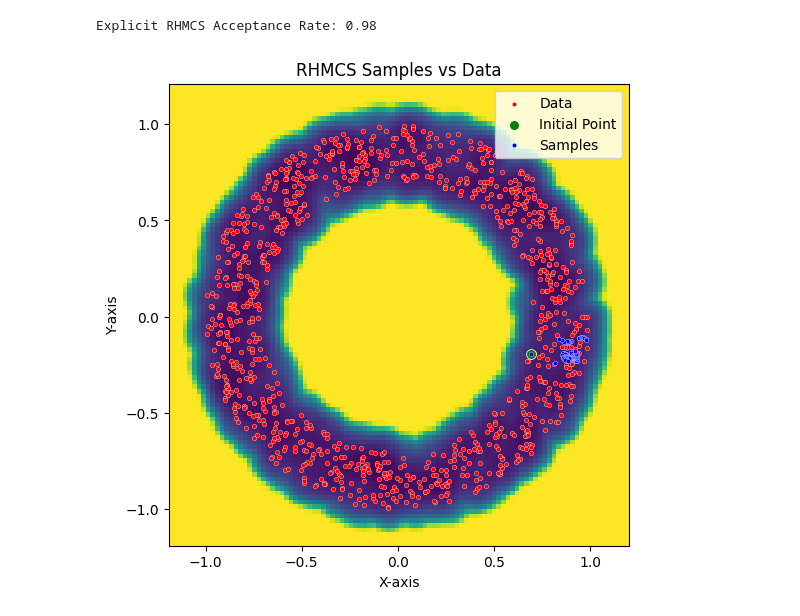
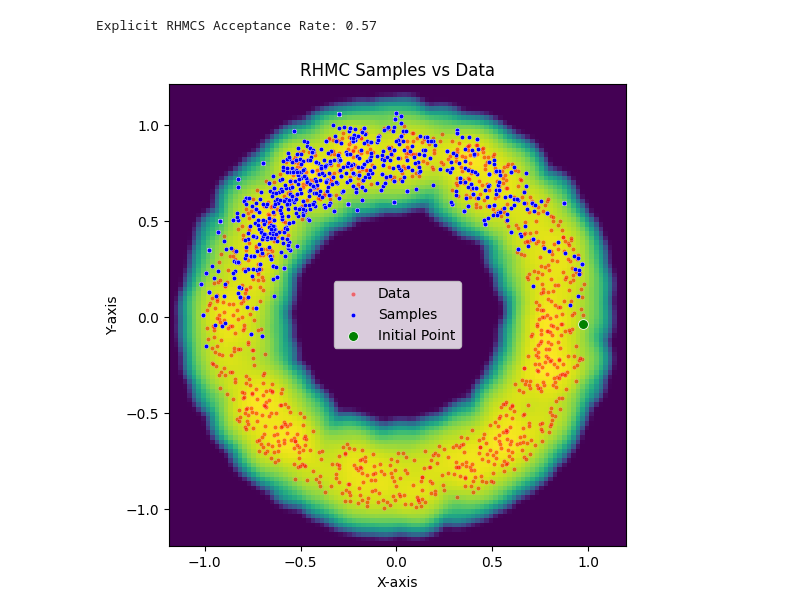
Before and after one commit to abelmaxv/geodesic_toolbox, a Jupyter notebook: examples/examples_samplers.ipynb, the cells around one changed output. Saved outputs shown, nothing was run; the diff lists cells and outputs as text; code cells hidden in the pictures.

```diff
--- a/examples/examples_samplers.ipynb
+++ b/examples/examples_samplers.ipynb
@@ -16,8 +33,8 @@ X = torch.stack([x, y], dim=1)
 cometric = CentroidsCometric(
     centroids=X,
     cometric_centroids=IdentityCoMetric()(X),
-    temperature_scale=1,
-    temperature=0.005,
+    temperature_scale=0.1,
+    K=-1,
 )
 
 bounds = get_bounds(X, margin=0.1)
@@ -75,12 +95,10 @@ plt.show()
 # %%
 explicit_sampler = ExplicitRHMCSampler(
     cometric=cometric,
-    l=10,
-    gamma=0.005,
-    omega=1.0,
-    bounds=torch.max(torch.abs(X)) * 1.5,
-    N_run=100,
-    std_0=0.1,
+    l=2,
+    gamma=0.01,
+    omega=10.0,
+    N_run=1000,
 )
 
 samples_explicit, acc_rate_explicit = explicit_sampler.sample(
@@ -88,26 +106,31 @@ samples_explicit, acc_rate_explicit = explicit_sampler.sample(
 )
 print(f"Explicit RHMCS Acceptance Rate: {acc_rate_explicit:.2f}")
 # %% [output]
-Explicit RHMCS Acceptance Rate: 0.98
+Explicit RHMCS Acceptance Rate: 0.57
 # %%
 fig, ax = plt.subplots(figsize=(6, 6))
-ax.imshow(mf.log(), extent=bounds, origin="lower", cmap="viridis")
-sns.scatterplot(x=X[:, 0], y=X[:, 1], s=10, color="red", label="Data", ax=ax)
-sns.scatterplot(x=p0[:, 0], y=p0[:, 1], s=50, color="green", label="Initial Point", ax=ax)
+ax.imshow((1 / mf).log(), extent=bounds, origin="lower", cmap="viridis")
+sns.scatterplot(x=X[:, 0], y=X[:, 1], s=10, color="red", label="Data", ax=ax, alpha=0.5)
 sns.scatterplot(
     x=samples_explicit[0, :, 0],
     y=samples_explicit[0, :, 1],
     s=10,
     color="blue",
     label="Samples",
     ax=ax,
 )
-ax.set_title("RHMCS Samples vs Data")
+# sns.lineplot(
+#     x=samples_explicit[0, :, 0],
+#     y=samples_explicit[0, :, 1],
+#     color="blue",
+#     label="Explicit RHMCS Trajectory",
+#     ax=ax,
+# )
+sns.scatterplot(x=p0[:, 0], y=p0[:, 1], s=50, color="green", label="Initial Point", ax=ax)
+ax.set_title("RHMC Samples vs Data")
 ax.set_xlabel("X-axis")
 ax.set_ylabel("Y-axis")
-# ax.set_xlim(bounds[0], bounds[1])
-# ax.set_ylim(bounds[2], bounds[3])
 ax.legend()
 plt.show()
 # %% [output]
-[figure, old version]
+[figure, new version]
```
Also changed, not shown: parts of 8 cells of this notebook.
